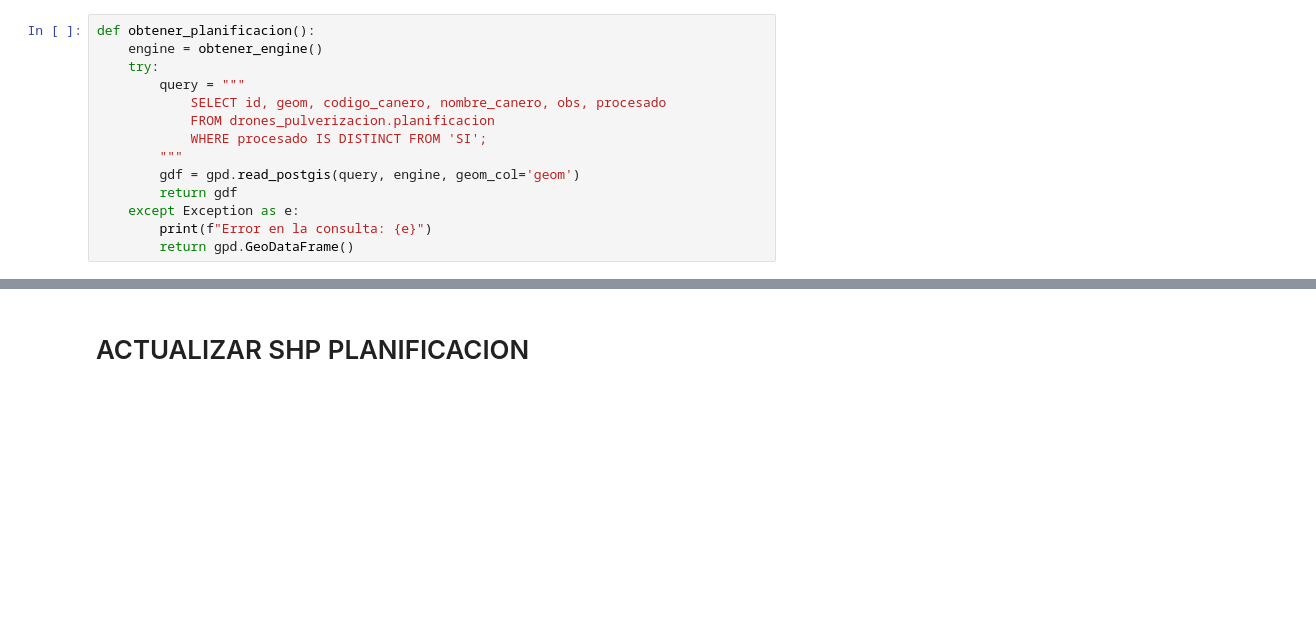
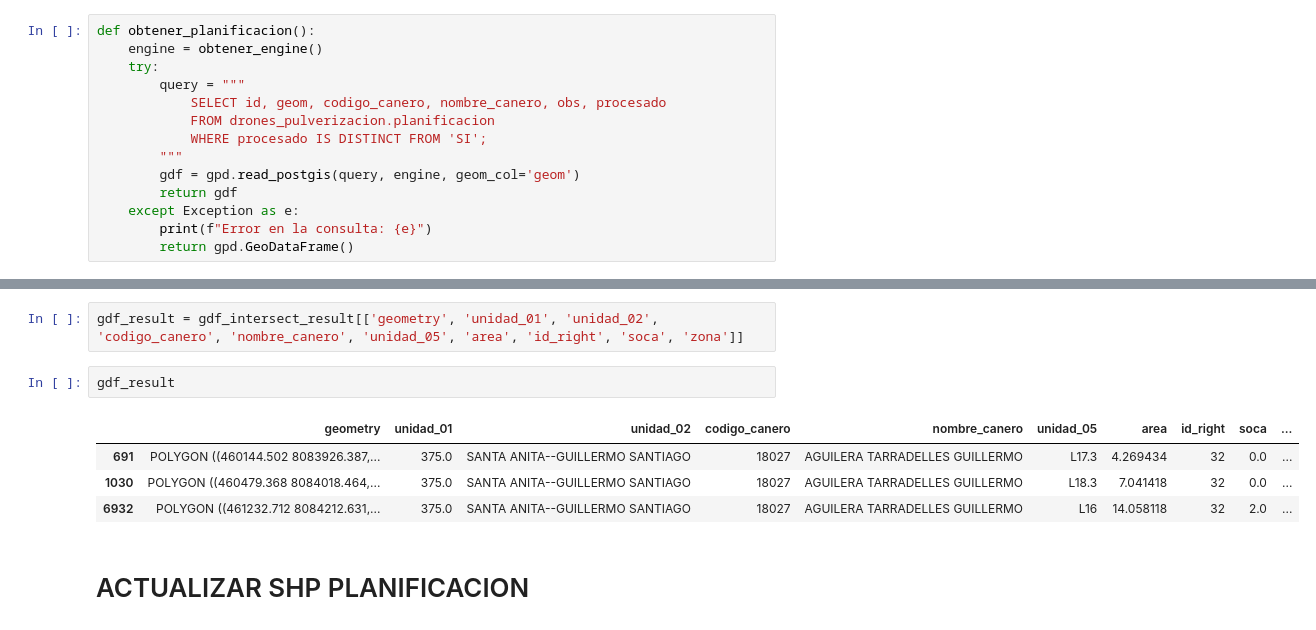
Before and after one commit to bismarksr17/utea_scripts, a Jupyter notebook: drones_pulverizacion/01_pluv_planificacion_V2.ipynb, the cells around one changed output, grey strips where cells are left out. Drawn from its saved outputs; the diff is of its cells as text; blank space fills up the shorter version.

```diff
--- a/drones_pulverizacion/01_pluv_planificacion_V2.ipynb
+++ b/drones_pulverizacion/01_pluv_planificacion_V2.ipynb
@@ -43,3 +78,12 @@ path_cat = RUTA_UNIDAD_ONE_DRIVE + r'\Ingenio Azucarero Guabira S.A\UTEA - SEMAN
+# %%
+gdf_result = gdf_intersect_result[['geometry', 'unidad_01', 'unidad_02', 'codigo_canero', 'nombre_canero', 'unidad_05', 'area', 'id_right', 'soca', 'zona']]
+# %%
+gdf_result
+# %% [output]
+|  | geometry | unidad_01 | unidad_02 | codigo_canero | nombre_canero | unidad_05 | area | id_right | soca | ... |
+| 691 | POLYGON ((460144.502 8083926.387,... | 375.0 | SANTA ANITA--GUILLERMO SANTIAGO | 18027 | AGUILERA TARRADELLES GUILLERMO | L17.3 | 4.269434 | 32 | 0.0 | ... |
+| 1030 | POLYGON ((460479.368 8084018.464,... | 375.0 | SANTA ANITA--GUILLERMO SANTIAGO | 18027 | AGUILERA TARRADELLES GUILLERMO | L18.3 | 7.041418 | 32 | 0.0 | ... |
+| 6932 | POLYGON ((461232.712 8084212.631,... | 375.0 | SANTA ANITA--GUILLERMO SANTIAGO | 18027 | AGUILERA TARRADELLES GUILLERMO | L16 | 14.058118 | 32 | 2.0 | ... |
 # %% [markdown]
 # ACTUALIZAR SHP PLANIFICACION
 # %%
```
Also changed, not shown: parts of 9 cells of this notebook, 1 other file.
